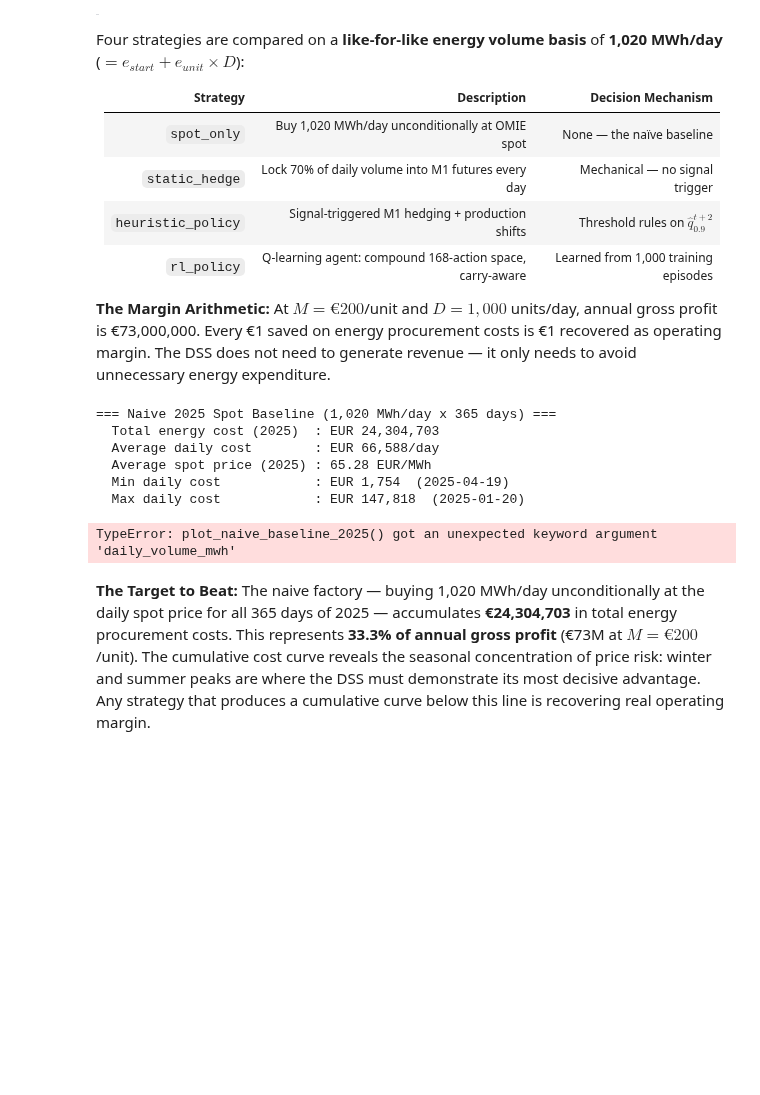
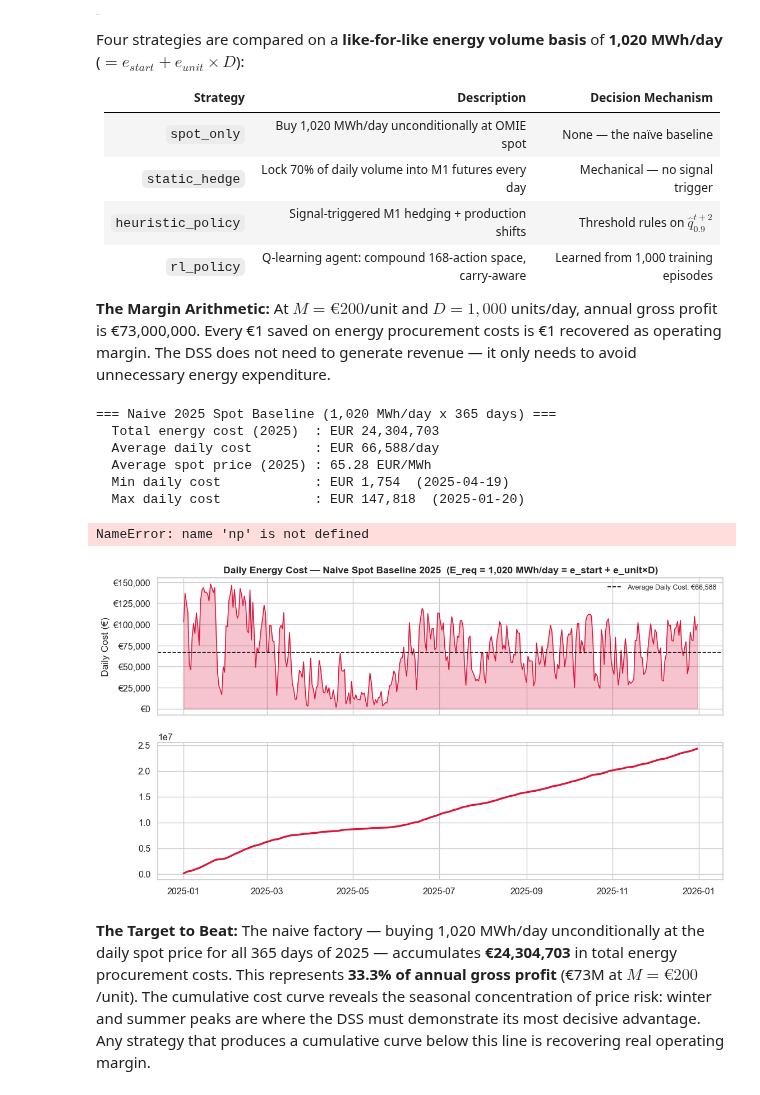
Before and after one commit to alopezberm/Data-Driven-Strategies-for-Financial-Resilience-in-Energy-Procurement, a Jupyter notebook: notebooks/08_reporting/01_technical_report.ipynb, the cells around one changed output. Saved outputs shown, nothing was run; the diff lists cells and outputs as text; code cells hidden in the pictures; blank space fills up the shorter version.

Commit message:
19 - changed plot for results
Co-authored-by: Copilot <copilot@github.com>

```diff
--- a/notebooks/08_reporting/01_technical_report.ipynb
+++ b/notebooks/08_reporting/01_technical_report.ipynb
@@ -1469,35 +1469,37 @@ Four strategies are compared on a **like-for-like energy volume basis** of **1,0
 
 from src.config.constants import MDP_D, MDP_E_START, MDP_E_UNIT
 
 _MDP_DAILY_VOLUME = MDP_E_START + MDP_E_UNIT * MDP_D  # 1,020 MWh/day
 
 full_df_raw = pd.read_csv(PROJECT_ROOT / 'data/processed/modeling_dataset.csv')
 full_df_raw[DATE_COLUMN] = pd.to_datetime(full_df_raw[DATE_COLUMN])
 test_df_raw = full_df_raw[full_df_raw[DATE_COLUMN] >= pd.Timestamp('2025-01-01')].copy().reset_index(drop=True)
 assert len(test_df_raw) == 365
 
 naive_daily_cost = test_df_raw['Spot_Price_SPEL'] * _MDP_DAILY_VOLUME
 naive_total_cost = naive_daily_cost.sum()
 naive_avg_daily  = naive_daily_cost.mean()
 naive_cumulative = naive_daily_cost.cumsum()
 
 print(f'=== Naive 2025 Spot Baseline ({_MDP_DAILY_VOLUME:,.0f} MWh/day x 365 days) ===')
 print(f'  Total energy cost (2025)  : EUR {naive_total_cost:,.0f}')
 print(f'  Average daily cost        : EUR {naive_avg_daily:,.0f}/day')
 print(f'  Average spot price (2025) : {test_df_raw["Spot_Price_SPEL"].mean():.2f} EUR/MWh')
 print(f'  Min daily cost            : EUR {naive_daily_cost.min():,.0f}  ({test_df_raw.loc[naive_daily_cost.idxmin(), DATE_COLUMN].date()})')
 print(f'  Max daily cost            : EUR {naive_daily_cost.max():,.0f}  ({test_df_raw.loc[naive_daily_cost.idxmax(), DATE_COLUMN].date()})')
 
 from src.visualization.plots import plot_naive_baseline_2025
-plot_naive_baseline_2025(test_df_raw, daily_volume_mwh=_MDP_DAILY_VOLUME, show=True)
+# plot_naive_baseline_2025(test_df_raw, daily_volume_mwh=_MDP_DAILY_VOLUME, show=True)
+plot_naive_baseline_2025(test_df_raw, show=True)
 # %% [output]
 === Naive 2025 Spot Baseline (1,020 MWh/day x 365 days) ===
   Total energy cost (2025)  : EUR 24,304,703
   Average daily cost        : EUR 66,588/day
   Average spot price (2025) : 65.28 EUR/MWh
   Min daily cost            : EUR 1,754  (2025-04-19)
   Max daily cost            : EUR 147,818  (2025-01-20)
-TypeError: plot_naive_baseline_2025() got an unexpected keyword argument 'daily_volume_mwh'
+NameError: name 'np' is not defined
+[figure, added]
 # %% [markdown]
 **The Target to Beat:** The naive factory — buying 1,020 MWh/day unconditionally at the daily spot price for all 365 days of 2025 — accumulates **€24,304,703** in total energy procurement costs. This represents **33.3% of annual gross profit** (€73M at $M=€200$/unit). The cumulative cost curve reveals the seasonal concentration of price risk: winter and summer peaks are where the DSS must demonstrate its most decisive advantage. Any strategy that produces a cumulative curve below this line is recovering real operating margin.
 # %%
```
Also changed, not shown: 1 other file.
